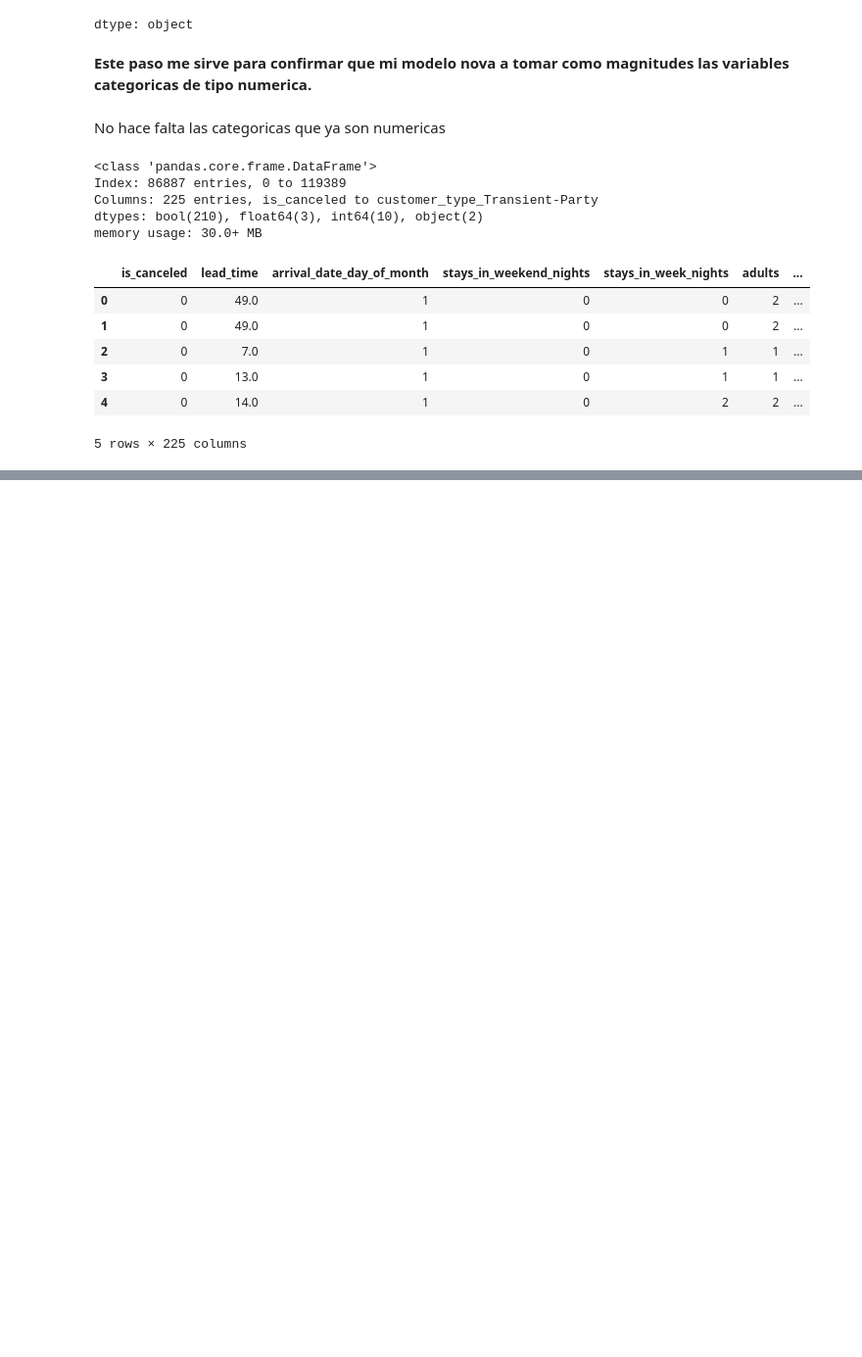
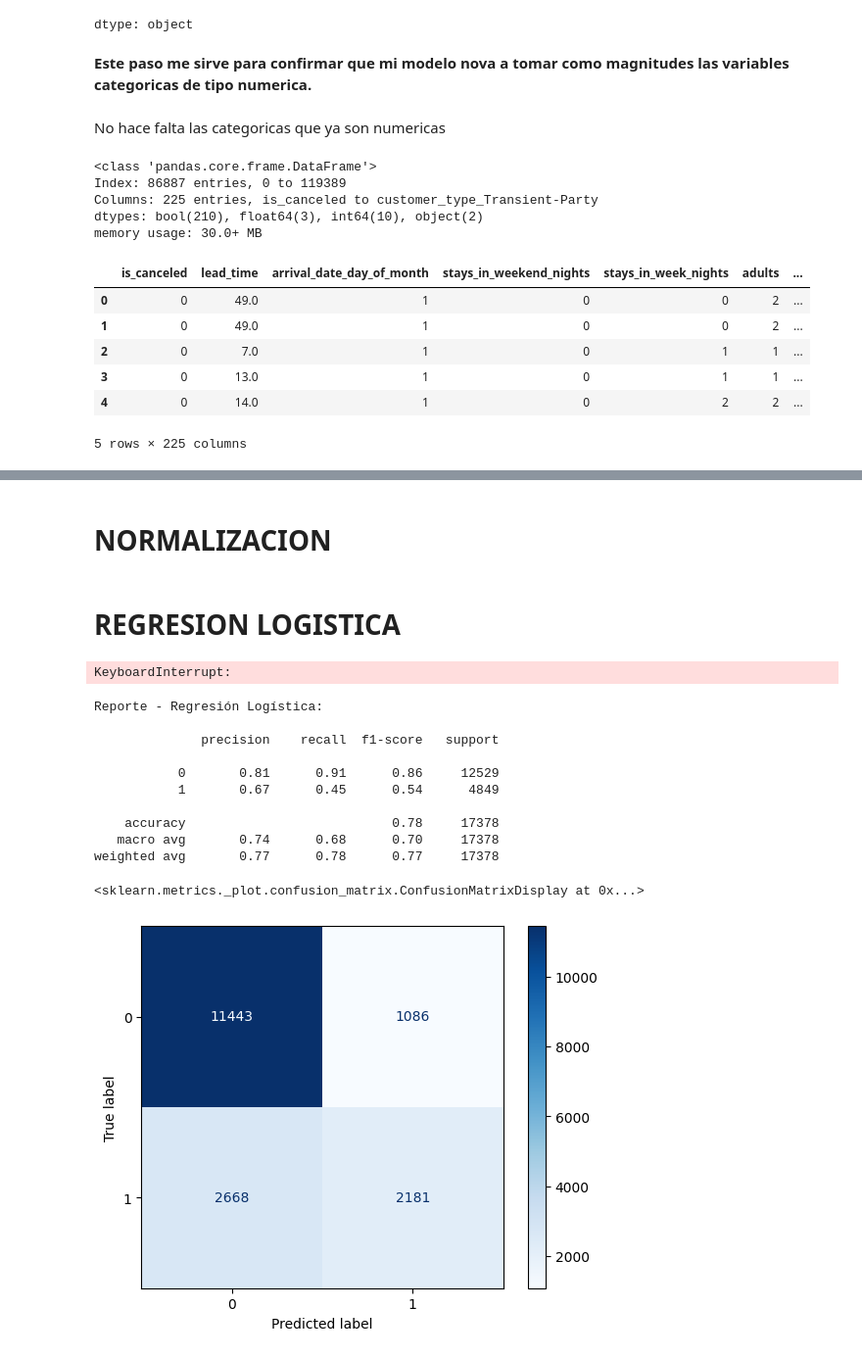
Before and after one commit to number1angel/tphotel, a Jupyter notebook: hotel_vn.ipynb, the cells around one changed output, grey strips where cells are left out. Shown at 98% size. Drawn from its saved outputs; the diff is of its cells as text; code cells hidden in the pictures; blank space fills up the shorter version.

Commit message:
Normalizacion + Entrenamiento - RG - RF - DT

```diff
--- a/hotel_vn.ipynb
+++ b/hotel_vn.ipynb
@@ -594,0 +596,52 @@ memory usage: 30.0+ MB
+# %%
+X = df_encoded.drop(columns=['is_canceled'])
+y = df_encoded['is_canceled'] #target
+# %%
+from sklearn.model_selection import train_test_split
+
+X_train, X_test, y_train, y_test = train_test_split(
+    X, y, test_size=0.2, random_state=42, stratify=y)
+# %% [markdown]
+# **NORMALIZACION**
+# %%
+numericas_continuas = ['lead_time', 'adr']
+scaler = StandardScaler()
+
+# Fit solo en train
+X_train[numericas_continuas] = scaler.fit_transform(X_train[numericas_continuas])
+
+# Transformar test con el scaler ya ajustado
+X_test[numericas_continuas] = scaler.transform(X_test[numericas_continuas])
+# %% [markdown]
+# **REGRESION LOGISTICA**
+# %%
+# Inicializo el modelo
+log_model = LogisticRegression(max_iter=1000, random_state=42)
+
+# Entreno
+log_model.fit(X_train, y_train)
+
+# Predicciones
+y_pred_log = log_model.predict(X_test)
+# %% [output]
+KeyboardInterrupt:
+# %%
+# Reporte de clasificación
+print("Reporte - Regresión Logística:\n")
+print(classification_report(y_test, y_pred_log))
+
+# Matriz de confusión
+ConfusionMatrixDisplay(confusion_matrix(y_test, y_pred_log), display_labels=log_model.classes_).plot(cmap="Blues")
+# %% [output]
+Reporte - Regresión Logística:
+
+              precision    recall  f1-score   support
+
+           0       0.81      0.91      0.86     12529
+           1       0.67      0.45      0.54      4849
+
+    accuracy                           0.78     17378
+   macro avg       0.74      0.68      0.70     17378
+weighted avg       0.77      0.78      0.77     17378
+<sklearn.metrics._plot.confusion_matrix.ConfusionMatrixDisplay at 0x...>
+[figure, added]
```
Also changed, not shown: parts of 14 cells of this notebook.
